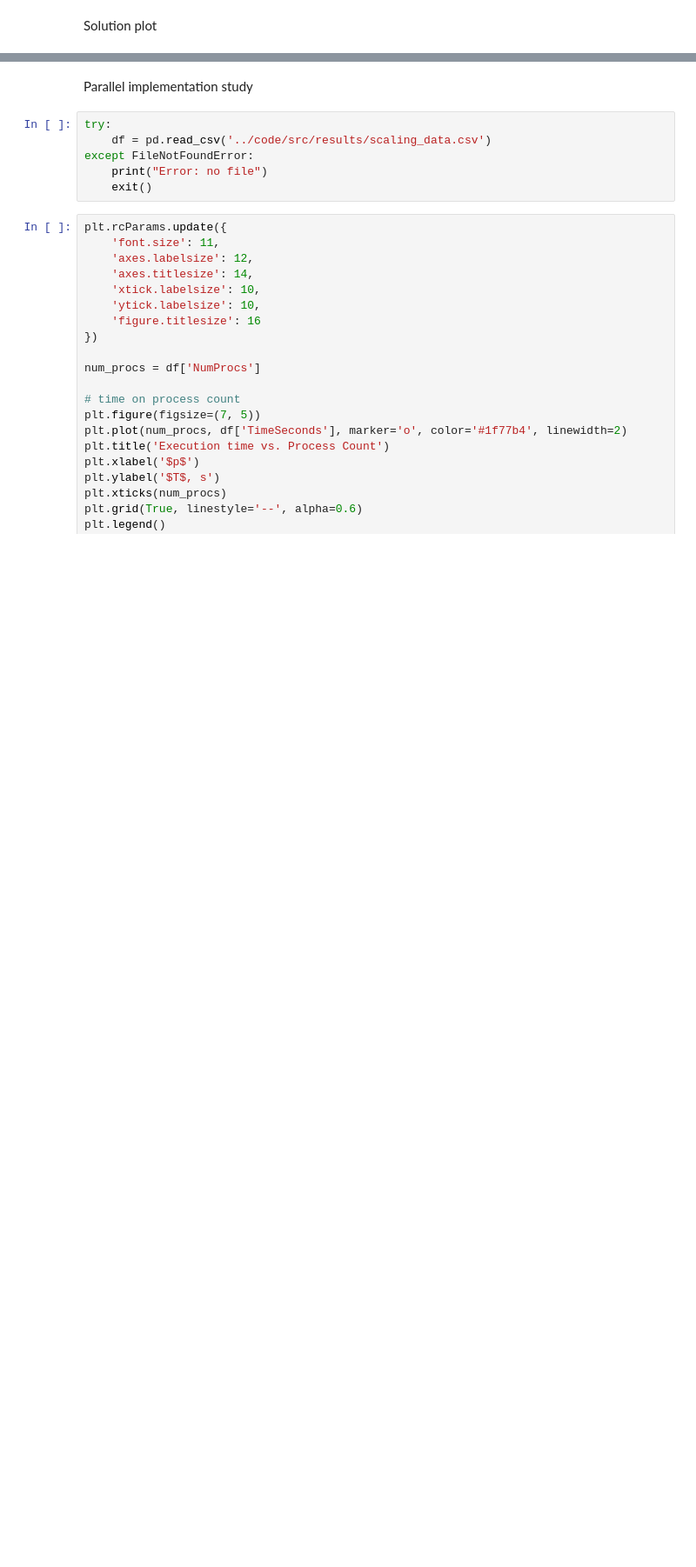
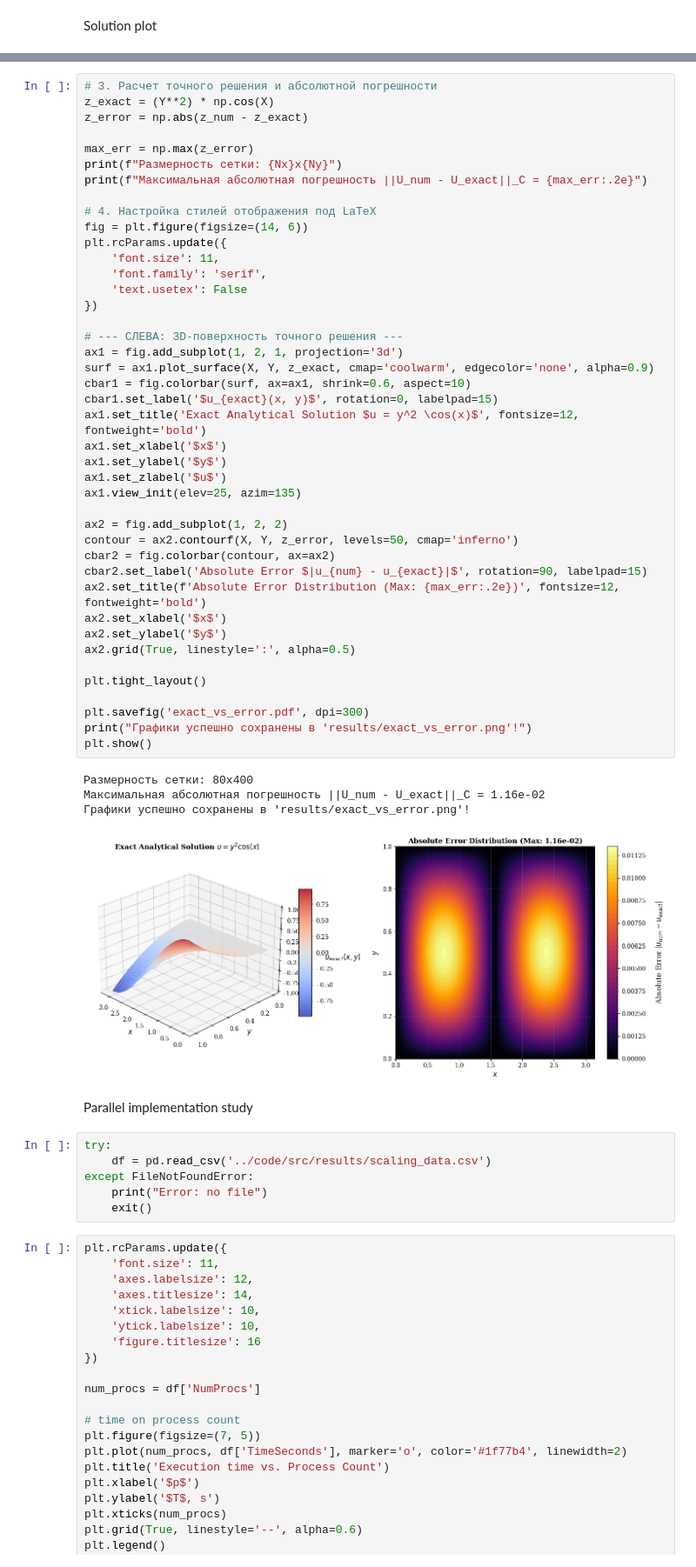
Before and after one commit to paxwritescode/paracomp, a Jupyter notebook: 002-dirichlet-poisson/analysis/plots.ipynb, the cells around one changed output, grey strips where cells are left out. Shown at 87% size. Cells and saved outputs as stored; diff of their text form; blank space fills up the shorter version.

```diff
--- a/002-dirichlet-poisson/analysis/plots.ipynb
+++ b/002-dirichlet-poisson/analysis/plots.ipynb
@@ -56,3 +59,50 @@ plt.show()
+# %%
+# 3. Расчет точного решения и абсолютной погрешности
+z_exact = (Y**2) * np.cos(X)
+z_error = np.abs(z_num - z_exact)
+
+max_err = np.max(z_error)
+print(f"Размерность сетки: {Nx}x{Ny}")
+print(f"Максимальная абсолютная погрешность ||U_num - U_exact||_C = {max_err:.2e}")
+
+# 4. Настройка стилей отображения под LaTeX
+fig = plt.figure(figsize=(14, 6))
+plt.rcParams.update({
+    'font.size': 11,
+    'font.family': 'serif',
+    'text.usetex': False
+})
+
+# --- СЛЕВА: 3D-поверхность точного решения ---
+ax1 = fig.add_subplot(1, 2, 1, projection='3d')
+surf = ax1.plot_surface(X, Y, z_exact, cmap='coolwarm', edgecolor='none', alpha=0.9)
+cbar1 = fig.colorbar(surf, ax=ax1, shrink=0.6, aspect=10)
+cbar1.set_label('$u_{exact}(x, y)$', rotation=0, labelpad=15)
+ax1.set_title('Exact Analytical Solution $u = y^2 \cos(x)$', fontsize=12, fontweight='bold')
+ax1.set_xlabel('$x$')
+ax1.set_ylabel('$y$')
+ax1.set_zlabel('$u$')
+ax1.view_init(elev=25, azim=135)
+
+ax2 = fig.add_subplot(1, 2, 2)
+contour = ax2.contourf(X, Y, z_error, levels=50, cmap='inferno')
+cbar2 = fig.colorbar(contour, ax=ax2)
+cbar2.set_label('Absolute Error $|u_{num} - u_{exact}|$', rotation=90, labelpad=15)
+ax2.set_title(f'Absolute Error Distribution (Max: {max_err:.2e})', fontsize=12, fontweight='bold')
+ax2.set_xlabel('$x$')
+ax2.set_ylabel('$y$')
+ax2.grid(True, linestyle=':', alpha=0.5)
+
+plt.tight_layout()
+
+plt.savefig('exact_vs_error.pdf', dpi=300)
+print("Графики успешно сохранены в 'results/exact_vs_error.png'!")
+plt.show()
+# %% [output]
+Размерность сетки: 80x400
+Максимальная абсолютная погрешность ||U_num - U_exact||_C = 1.16e-02
+Графики успешно сохранены в 'results/exact_vs_error.png'!
+[figure, added]
 # %% [markdown]
 Parallel implementation study
 # %%
```
Also changed, not shown: parts of 5 cells of this notebook, 12 other files.
